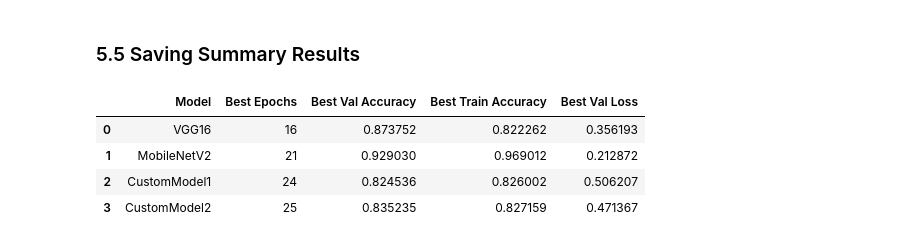
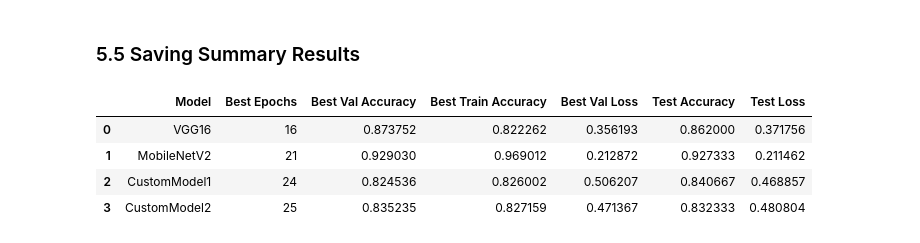
Before and after one commit to SidhantDabas/intel-image-classification-project, a Jupyter notebook: main.ipynb, the cells around one changed output. Drawn from its saved outputs; the diff is of its cells as text; code cells hidden in the pictures.

Commit message:
Updated code to show test infor as well

```diff
--- a/main.ipynb
+++ b/main.ipynb
@@ -394,3 +394,16 @@ WARNING:tensorflow:`input_shape` is undefined or non-square, or `rows` is not in
 [figure]
 [figure]
 [figure]
+# %%
+# 🧪 Evaluate all models on the test set and store their test accuracy/loss
+test_results = {}
+
+for name, builder in models_info.items():
+    print(f"\n📊 Evaluating {name} on test set...")
+    model = builder()
+    model.load_weights(f"models/{name}_best.h5")
+    test_loss, test_acc = model.evaluate(test_generator, verbose=1)
+    test_results[name] = {
+        'test_accuracy': test_acc,
+        'test_loss': test_loss
+    }
@@ -397,24 +425,24 @@ WARNING:tensorflow:`input_shape` is undefined or non-square, or `rows` is not in
 # %% [markdown]
 ### 5.5 Saving Summary Results
 # %%
-import pandas as pd
-
 results_df = pd.DataFrame([
     {
         'Model': name,
         'Best Epochs': len(history.history['val_accuracy']),
         'Best Val Accuracy': max(history.history['val_accuracy']),
         'Best Train Accuracy': max(history.history['accuracy']),
         'Best Val Loss': min(history.history['val_loss']),
+        'Test Accuracy': test_results[name]['test_accuracy'],
+        'Test Loss': test_results[name]['test_loss']
     }
     for name, history in model_histories.items()
 ])
 
 results_df.to_csv("results/summary.csv", index=False)
 results_df
 # %% [output]
-|  | Model | Best Epochs | Best Val Accuracy | Best Train Accuracy | Best Val Loss |
-| 0 | VGG16 | 16 | 0.873752 | 0.822262 | 0.356193 |
-| 1 | MobileNetV2 | 21 | 0.929030 | 0.969012 | 0.212872 |
-| 2 | CustomModel1 | 24 | 0.824536 | 0.826002 | 0.506207 |
-| 3 | CustomModel2 | 25 | 0.835235 | 0.827159 | 0.471367 |
+|  | Model | Best Epochs | Best Val Accuracy | Best Train Accuracy | Best Val Loss | Test Accuracy | Test Loss |
+| 0 | VGG16 | 16 | 0.873752 | 0.822262 | 0.356193 | 0.862000 | 0.371756 |
+| 1 | MobileNetV2 | 21 | 0.929030 | 0.969012 | 0.212872 | 0.927333 | 0.211462 |
+| 2 | CustomModel1 | 24 | 0.824536 | 0.826002 | 0.506207 | 0.840667 | 0.468857 |
+| 3 | CustomModel2 | 25 | 0.835235 | 0.827159 | 0.471367 | 0.832333 | 0.480804 |
```
Also changed, not shown: parts of 1 cell of this notebook, 1 other file.
